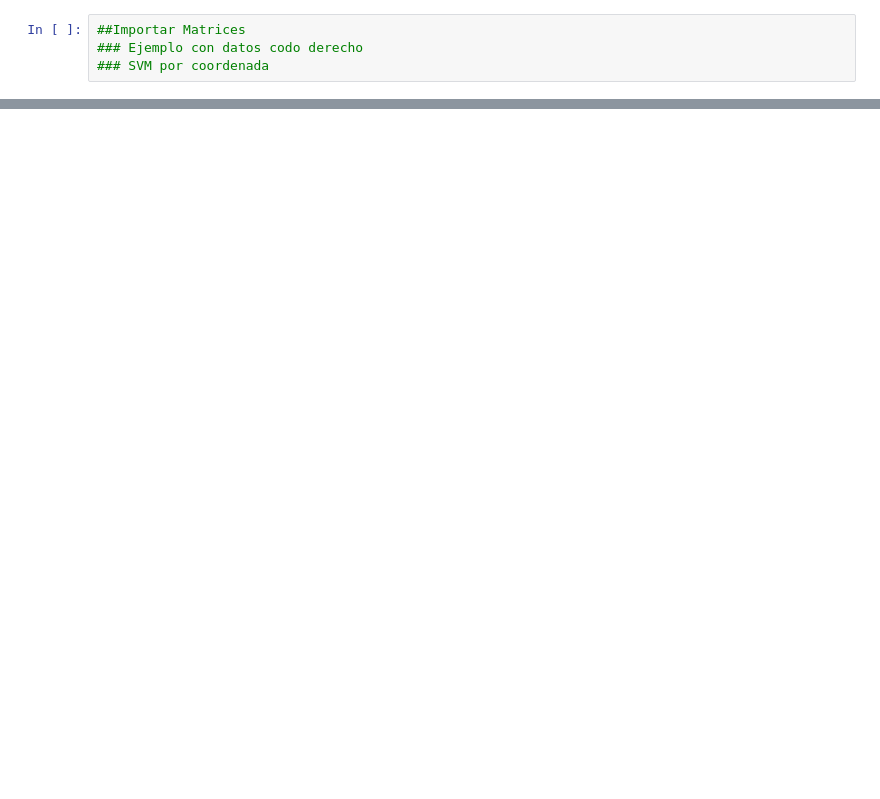
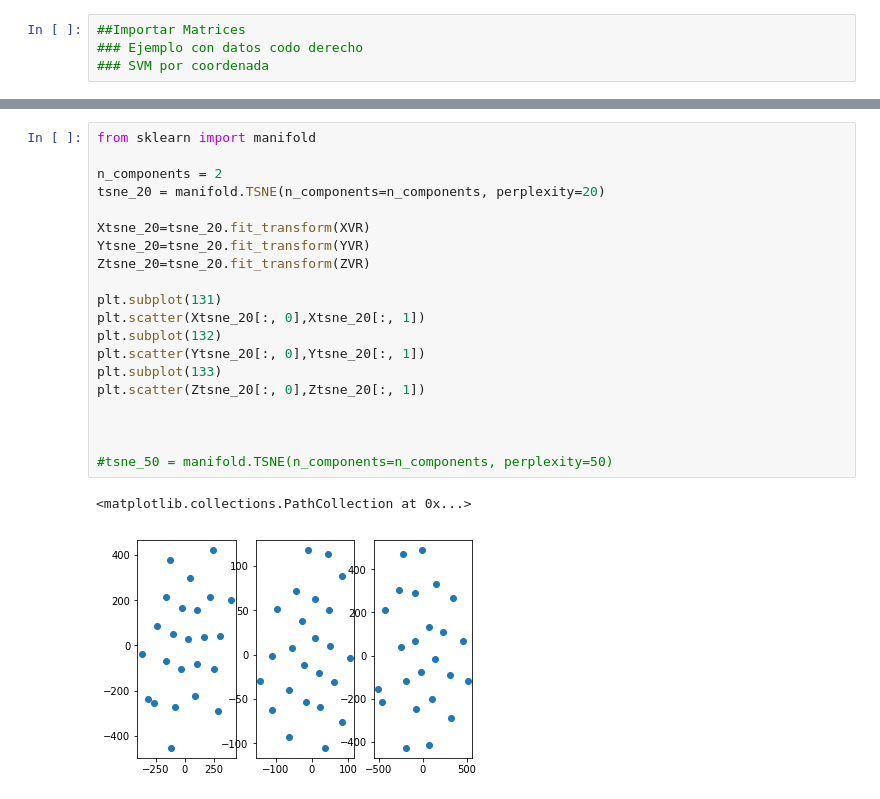
Before and after one commit to MAFEMV/Regesion-Mocap, a Jupyter notebook: Mocap-Regresion.ipynb, the cells around one changed output, grey strips where cells are left out. Saved outputs shown, nothing was run; the diff lists cells and outputs as text; blank space fills up the shorter version.

```diff
--- a/Mocap-Regresion.ipynb
+++ b/Mocap-Regresion.ipynb
@@ -52,0 +64,23 @@ y_svr = svr.best_estimator_.predict(X_test)
+# %%
+from sklearn import manifold
+
+n_components = 2
+tsne_20 = manifold.TSNE(n_components=n_components, perplexity=20)
+
+Xtsne_20=tsne_20.fit_transform(XVR)
+Ytsne_20=tsne_20.fit_transform(YVR)
+Ztsne_20=tsne_20.fit_transform(ZVR)
+
+plt.subplot(131)
+plt.scatter(Xtsne_20[:, 0],Xtsne_20[:, 1])
+plt.subplot(132)
+plt.scatter(Ytsne_20[:, 0],Ytsne_20[:, 1])
+plt.subplot(133)
+plt.scatter(Ztsne_20[:, 0],Ztsne_20[:, 1])
+
+
+
+#tsne_50 = manifold.TSNE(n_components=n_components, perplexity=50)
+# %% [output]
+<matplotlib.collections.PathCollection at 0x...>
+[figure, added]
```
Also changed, not shown: parts of 8 cells of this notebook.
